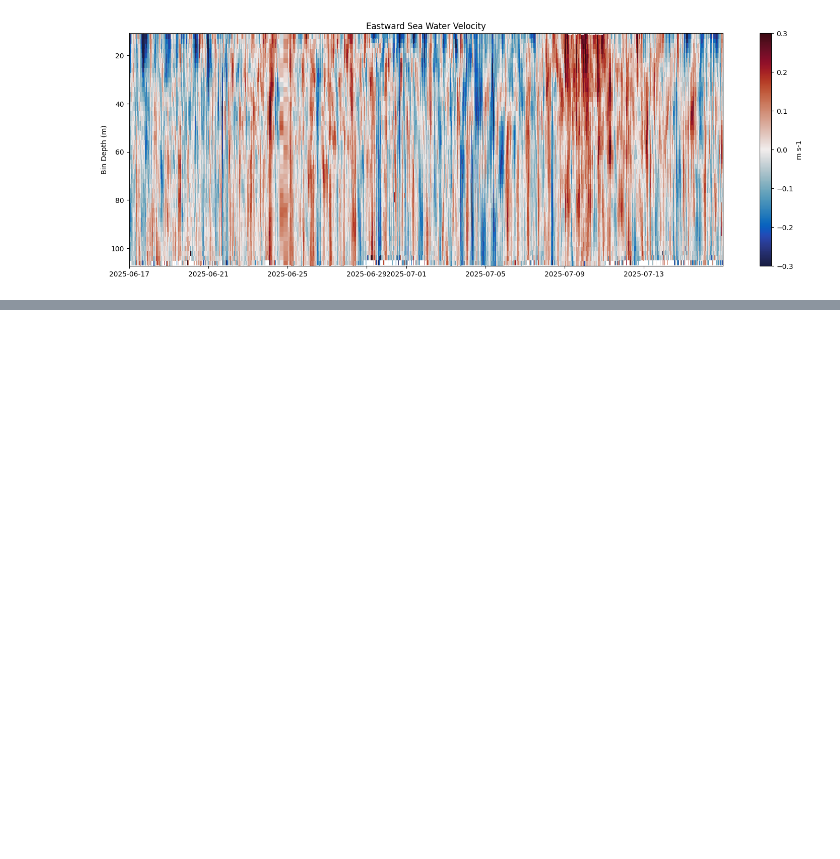
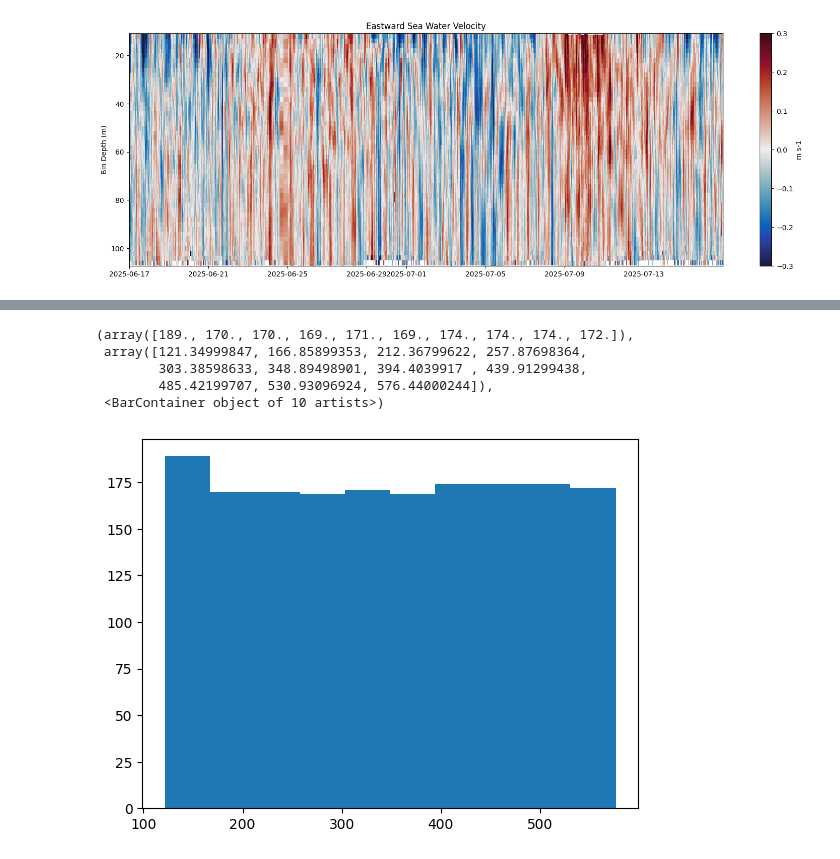
Before and after one commit to ooi-data/surface_mooring_overview, a Jupyter notebook: 01_full_watercol_viz.ipynb, the cells around one changed output, grey strips where cells are left out. Drawn from its saved outputs; the diff is of its cells as text; code cells hidden in the pictures; blank space fills up the shorter version.

```diff
--- a/01_full_watercol_viz.ipynb
+++ b/01_full_watercol_viz.ipynb
@@ -167,0 +183,11 @@ Attributes:
+# %%
+RCA_s3_bucket = "ooi-data/"
+fs = s3fs.S3FileSystem(anon=True)
+
+def load_rca_zarr(stream_name):
+    zarr_dir = RCA_s3_bucket + stream_name
+    zarr_store = fs.get_mapper(zarr_dir)
+    ds = xr.open_zarr(zarr_store, consolidated=True)
+    return ds
+# %%
+offshore_dp = load_rca_zarr("CE04OSPD-DP01B-01-CTDPFL105-recovered_inst-dpc_ctd_instrument_recovered")
@@ -167,0 +196,12 @@ Attributes:
+# %%
+dp_temp = offshore_dp[["sea_water_temperature", "sea_water_pressure"]]
+dp_sub = dp_temp.sel(time=slice("2024-10-30 16:01:10", "2024-10-30 16:30:20	"))
+# %%
+plt.hist(dp_sub.sea_water_pressure)
+# %% [output]
+(array([189., 170., 170., 169., 171., 169., 174., 174., 174., 172.]),
+ array([121.34999847, 166.85899353, 212.36799622, 257.87698364,
+        303.38598633, 348.89498901, 394.4039917 , 439.91299438,
+        485.42199707, 530.93096924, 576.44000244]),
+ <BarContainer object of 10 artists>)
+[figure, added]
```
Also changed, not shown: parts of 12 cells of this notebook, 2 other files.
